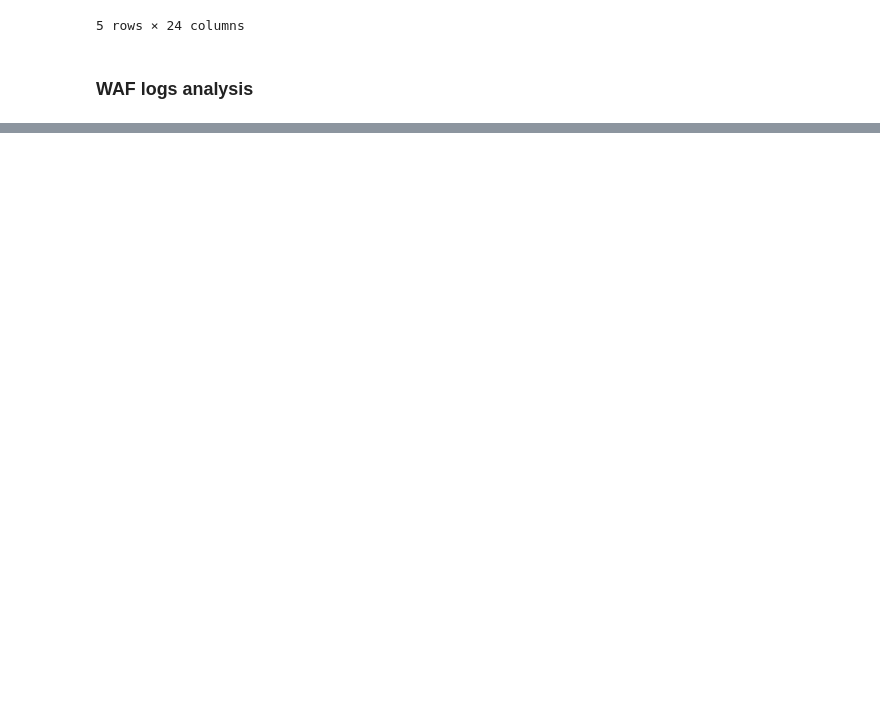
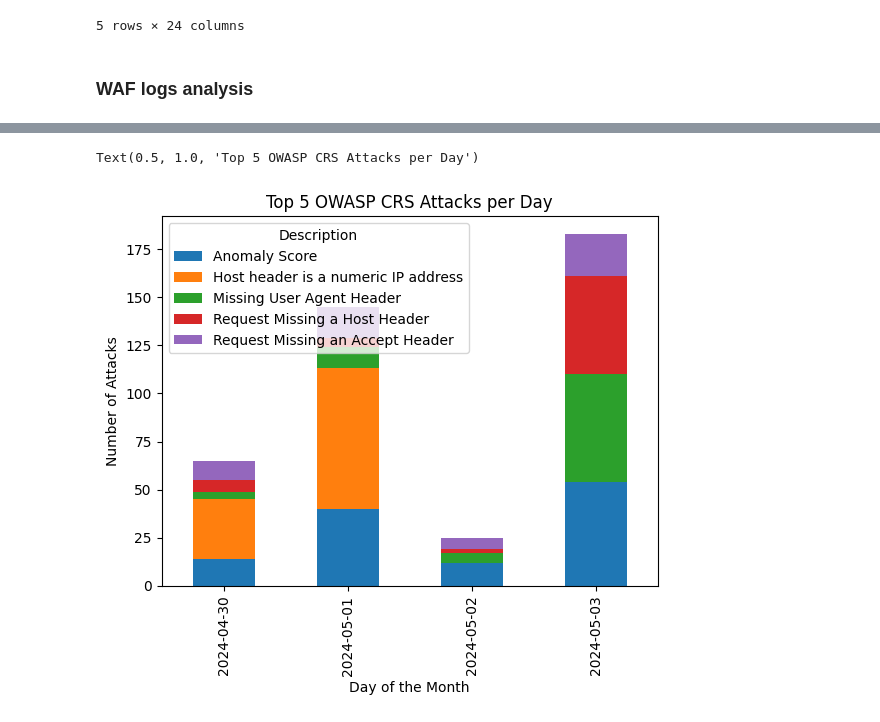
Before and after one commit to nitou2504/cmp-5006-spring24, a Jupyter notebook: homework/hw3/log_analysis.ipynb, the cells around one changed output, grey strips where cells are left out. Cells and saved outputs as stored; diff of their text form; code cells hidden in the pictures; blank space fills up the shorter version.

```diff
--- a/homework/hw3/log_analysis.ipynb
+++ b/homework/hw3/log_analysis.ipynb
@@ -269,0 +285,15 @@ plt.show()
+# %%
+waf_OWASP_CRS = waf_logs_df[waf_logs_df['RuleSetType']=='OWASP CRS']
+waf_OWASP_CRS['Description'].value_counts()
+# extract the top 5 attacks from OWASP CRS
+top_5_OWASP_CRS_attacks = waf_OWASP_CRS['Description'].value_counts().head(5)
+# filter the waf_OWASP_CRS DataFrame to include only the top 5 attacks
+waf_OWASP_CRS = waf_OWASP_CRS[waf_OWASP_CRS['Description'].isin(top_5_OWASP_CRS_attacks.index)]
+#plot the  attacks per day
+waf_OWASP_CRS.groupby([waf_OWASP_CRS['TimeGenerated [Local Time]'].dt.date, waf_OWASP_CRS['Description']])['Description'].count().unstack().plot(kind='bar', stacked=True)
+plt.xlabel('Day of the Month')
+plt.ylabel('Number of Attacks')
+plt.title('Top 5 OWASP CRS Attacks per Day')
+# %% [output]
+Text(0.5, 1.0, 'Top 5 OWASP CRS Attacks per Day')
+[figure, added]
```
Also changed, not shown: parts of 8 cells of this notebook, 1 other file.
